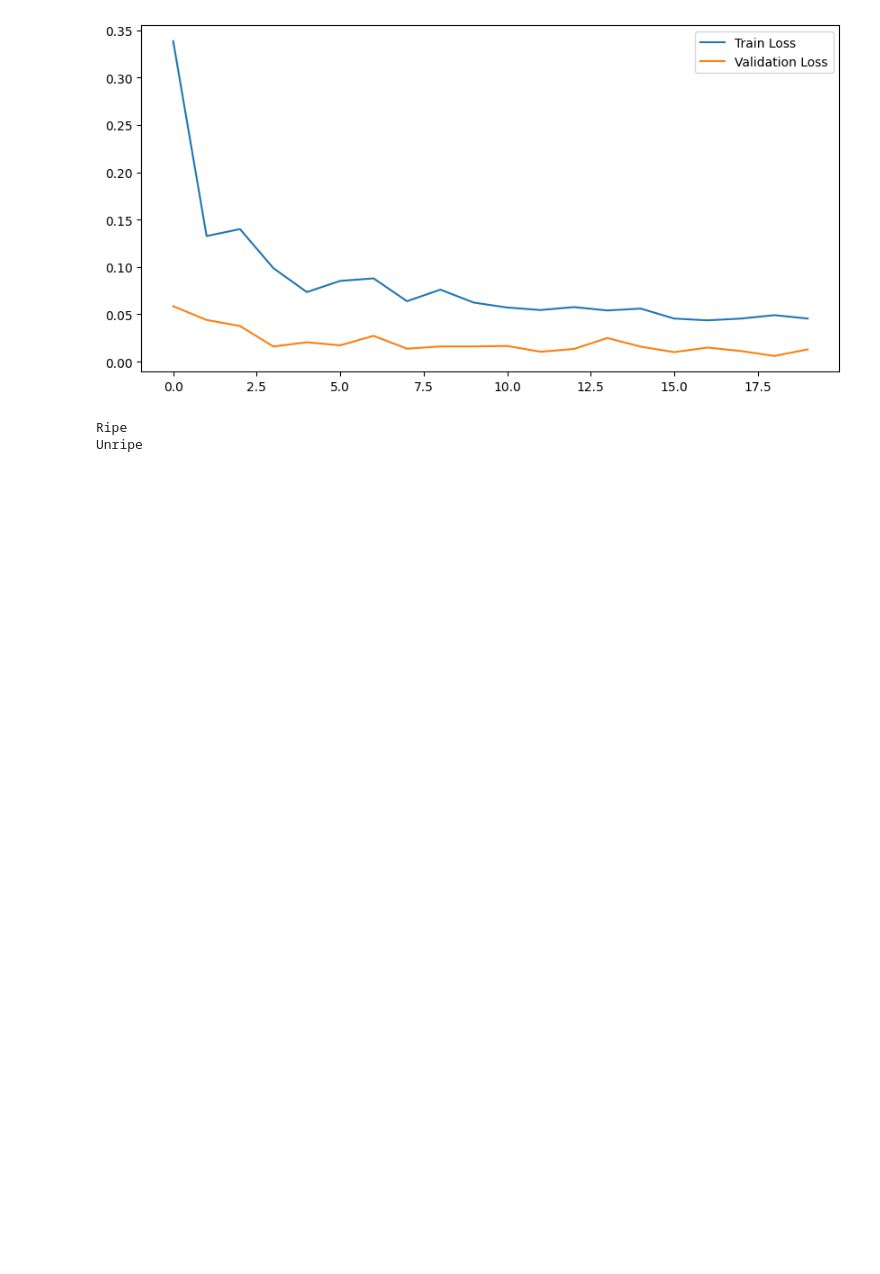
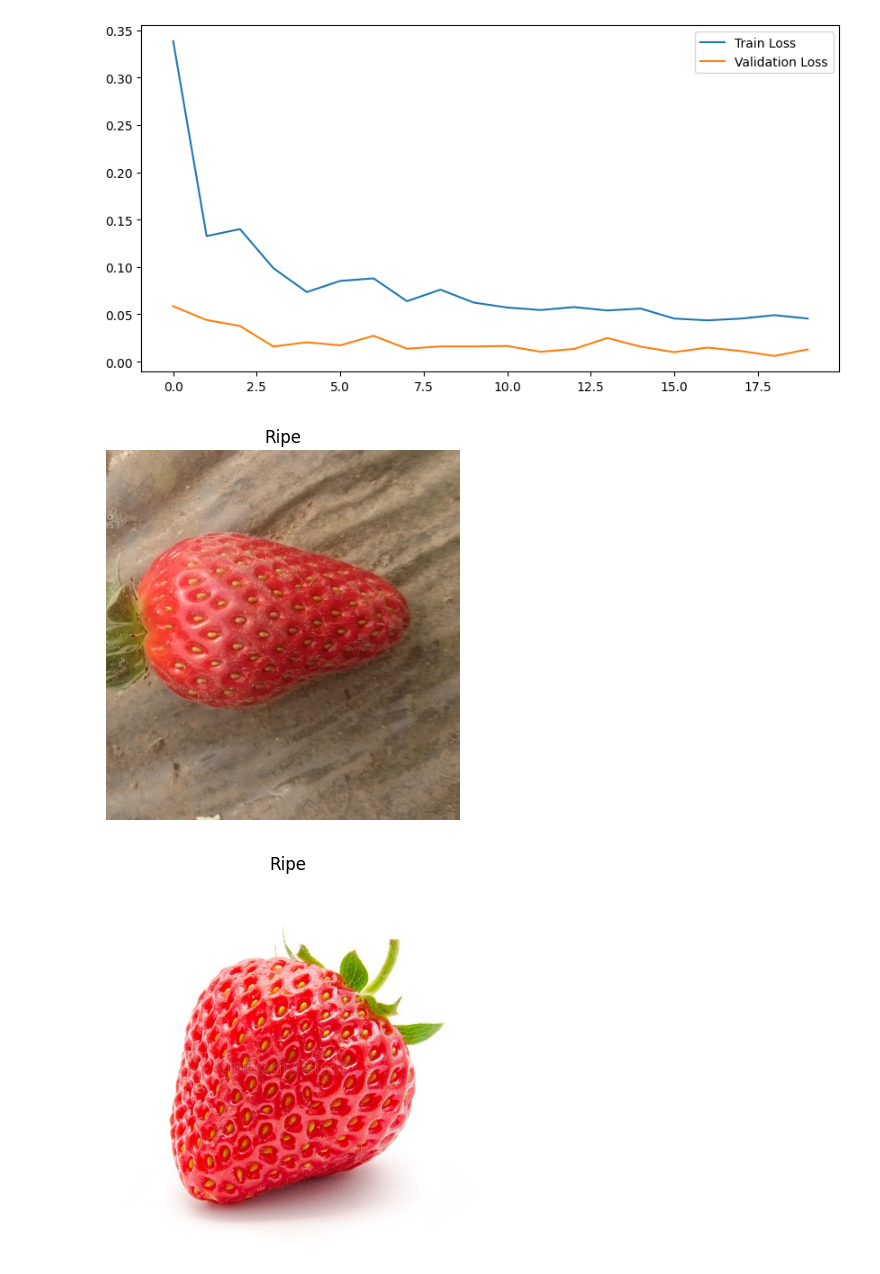
Before and after one commit to madeleine-clark/strawberry-classify, a Jupyter notebook: strawberry_classifier.ipynb, the cells around one changed output. Saved outputs shown, nothing was run; the diff lists cells and outputs as text; code cells hidden in the pictures; blank space fills up the shorter version.

Commit message:
added more test photos!

```diff
--- a/strawberry_classifier.ipynb
+++ b/strawberry_classifier.ipynb
@@ -141,35 +141,42 @@ plt.show()
 [figure]
 # %%
 torch.save(model.state_dict(), 'strawberry_classifier.pth')
-# %%
-from PIL import Image
-
-model = StrawberryCNN()
-model.load_state_dict(torch.load('strawberry_classifier.pth'))
-model.eval()
-
-# Function to predict the ripeness of a strawberry
-def predict_image(image_path, model):
-    image = Image.open(image_path)
-    transform = transforms.Compose([
-        transforms.Resize((150, 150)),
-        transforms.ToTensor(),
-        transforms.Normalize(mean=[0.485, 0.456, 0.406], std=[0.229, 0.224, 0.225]),
-    ])
-    image = transform(image).unsqueeze(0)
-
-    with torch.no_grad():
-        output = model(image)
-        prediction = torch.round(output).item()
-
-    if prediction == 0:
-        return "Ripe"
-    else:
-        return "Unripe"
-
-# Test the function (random strawberry images from google)
-print(predict_image('./strawberry_classify/ripe-example-strawberry.jpg', model))
-print(predict_image('./strawberry_classify/unripe-example-easy.jpg', model))
-# %% [output]
-Ripe
-Unripe
+# %%
+from PIL import Image
+
+model = StrawberryCNN()
+model.load_state_dict(torch.load('strawberry_classifier.pth'))
+model.eval()
+
+# Function to predict the ripeness of a strawberry and display the image
+def predict_and_display(image_path, model):
+
+    image = Image.open(image_path)
+    transform = transforms.Compose([
+        transforms.Resize((150, 150)),
+        transforms.ToTensor(),
+        transforms.Normalize(mean=[0.485, 0.456, 0.406], std=[0.229, 0.224, 0.225]),
+    ])
+    image_tensor = transform(image).unsqueeze(0)
+
+    # Predict the ripeness
+    with torch.no_grad():
+        output = model(image_tensor)
+        prediction = torch.round(output).item()
+
+    plt.imshow(image)
+    if prediction == 0:
+        plt.title("Ripe")
+    else:
+        plt.title("Unripe")
+    plt.axis('off')
+    plt.show()
+
+predict_and_display('./strawberry_classify/pred/ripe-1.jpg', model)
+predict_and_display('./strawberry_classify/pred/ripe-2.jpg', model)
+predict_and_display('./strawberry_classify/pred/unripe-1.jpg', model)
+predict_and_display('./strawberry_classify/pred/unripe-2.jpg', model)
+predict_and_display('./strawberry_classify/pred/halfripe-1.jpg', model)
+# %% [output]
+[figure, added]
+[figure, added]
```
Also changed, not shown: parts of 1 cell of this notebook.
